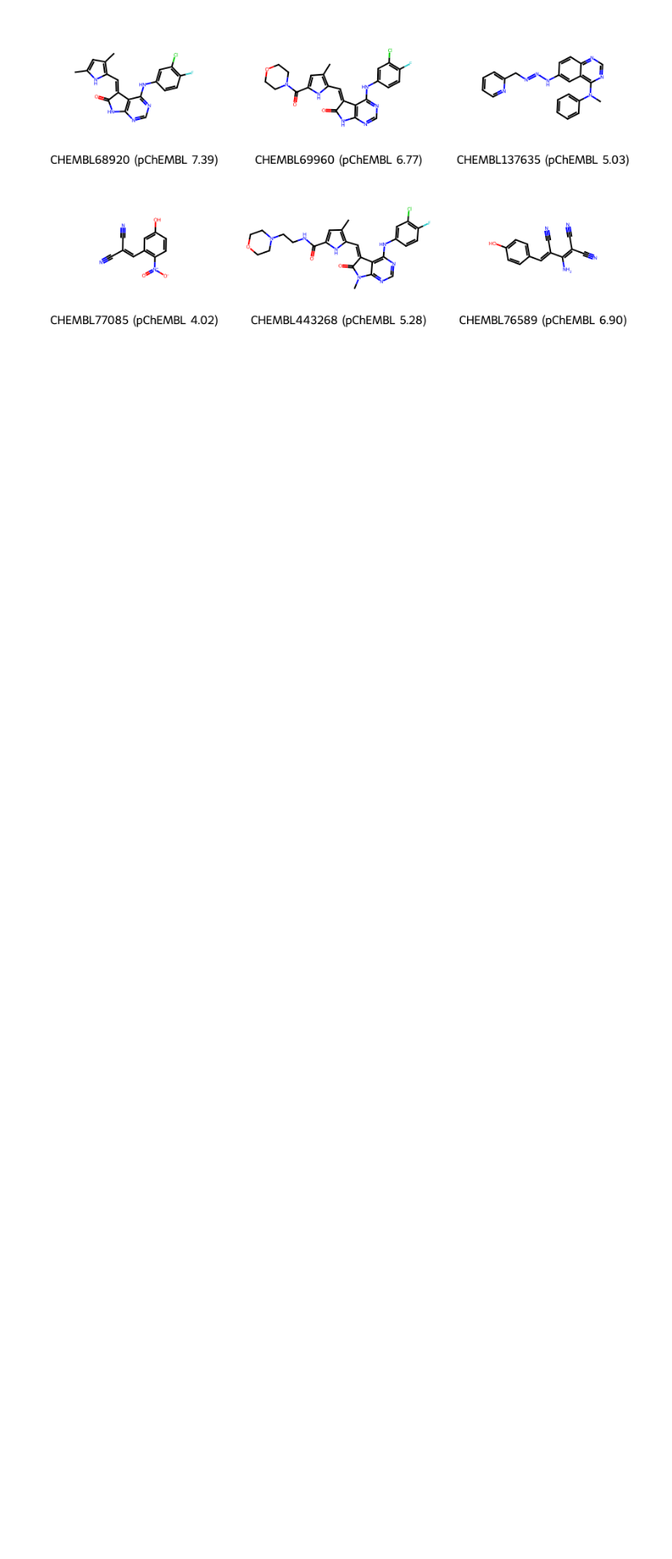
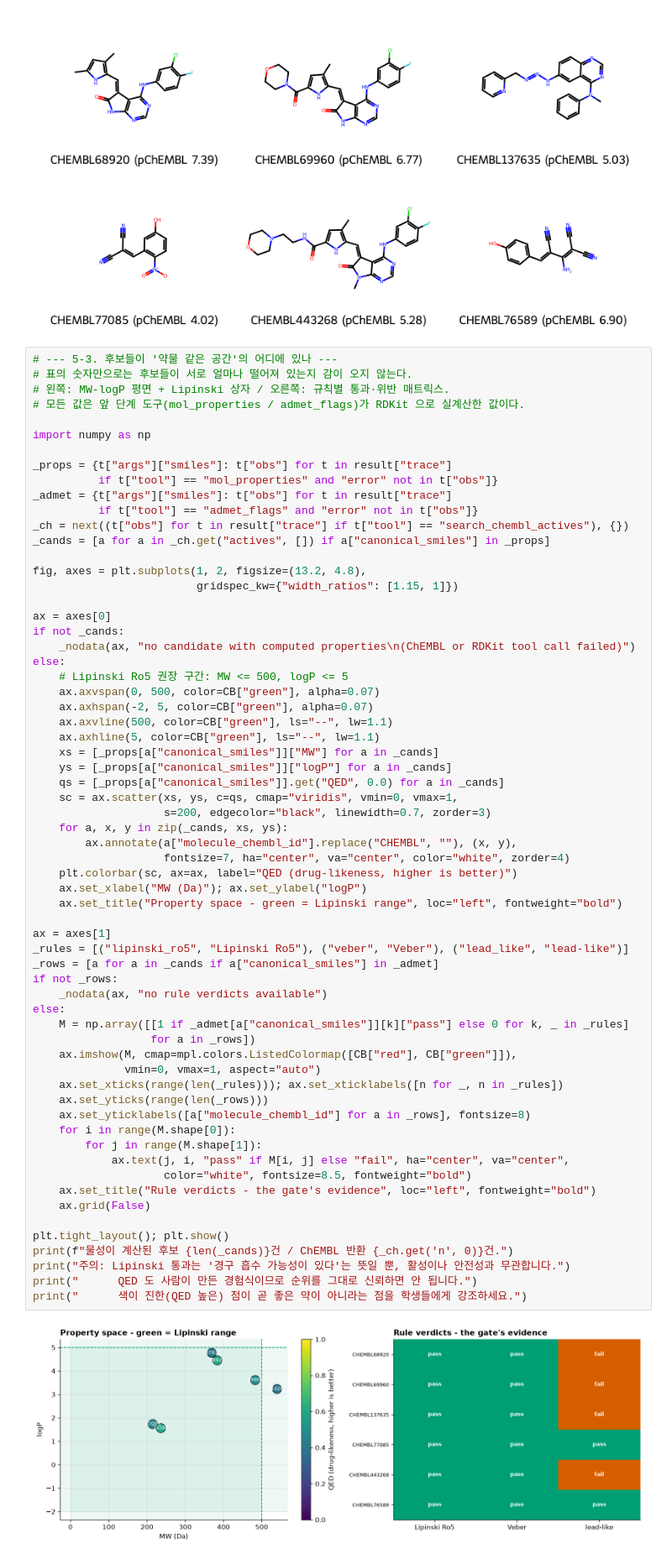
Before and after one commit to fourmodern/2026_aidrugdiscovery, a Jupyter notebook: Day06_LLM_Agent/nb1_scientific_agent.ipynb, the cells around one changed output. Shown at 84% size. Saved outputs shown, nothing was run; the diff lists cells and outputs as text; blank space fills up the shorter version.

```diff
--- a/Day06_LLM_Agent/nb1_scientific_agent.ipynb
+++ b/Day06_LLM_Agent/nb1_scientific_agent.ipynb
@@ -741,3 +920,69 @@ img = draw_candidates(result)
 img  # 마지막 표현식 → 노트북 출력에 PNG 임베드
 # %% [output]
 [figure]
+# %%
+# --- 5-3. 후보들이 '약물 같은 공간'의 어디에 있나 ---
+# 표의 숫자만으로는 후보들이 서로 얼마나 떨어져 있는지 감이 오지 않는다.
+# 왼쪽: MW-logP 평면 + Lipinski 상자 / 오른쪽: 규칙별 통과·위반 매트릭스.
+# 모든 값은 앞 단계 도구(mol_properties / admet_flags)가 RDKit 으로 실계산한 값이다.
+
+import numpy as np
+
+_props = {t["args"]["smiles"]: t["obs"] for t in result["trace"]
+          if t["tool"] == "mol_properties" and "error" not in t["obs"]}
+_admet = {t["args"]["smiles"]: t["obs"] for t in result["trace"]
+          if t["tool"] == "admet_flags" and "error" not in t["obs"]}
+_ch = next((t["obs"] for t in result["trace"] if t["tool"] == "search_chembl_actives"), {})
+_cands = [a for a in _ch.get("actives", []) if a["canonical_smiles"] in _props]
+
+fig, axes = plt.subplots(1, 2, figsize=(13.2, 4.8),
+                         gridspec_kw={"width_ratios": [1.15, 1]})
+
+ax = axes[0]
+if not _cands:
+    _nodata(ax, "no candidate with computed properties\n(ChEMBL or RDKit tool call failed)")
+else:
+    # Lipinski Ro5 권장 구간: MW <= 500, logP <= 5
+    ax.axvspan(0, 500, color=CB["green"], alpha=0.07)
+    ax.axhspan(-2, 5, color=CB["green"], alpha=0.07)
+    ax.axvline(500, color=CB["green"], ls="--", lw=1.1)
+    ax.axhline(5, color=CB["green"], ls="--", lw=1.1)
+    xs = [_props[a["canonical_smiles"]]["MW"] for a in _cands]
+    ys = [_props[a["canonical_smiles"]]["logP"] for a in _cands]
+    qs = [_props[a["canonical_smiles"]].get("QED", 0.0) for a in _cands]
+    sc = ax.scatter(xs, ys, c=qs, cmap="viridis", vmin=0, vmax=1,
+                    s=200, edgecolor="black", linewidth=0.7, zorder=3)
+    for a, x, y in zip(_cands, xs, ys):
+        ax.annotate(a["molecule_chembl_id"].replace("CHEMBL", ""), (x, y),
+                    fontsize=7, ha="center", va="center", color="white", zorder=4)
+    plt.colorbar(sc, ax=ax, label="QED (drug-likeness, higher is better)")
+    ax.set_xlabel("MW (Da)"); ax.set_ylabel("logP")
+    ax.set_title("Property space - green = Lipinski range", loc="left", fontweight="bold")
+
+ax = axes[1]
+_rules = [("lipinski_ro5", "Lipinski Ro5"), ("veber", "Veber"), ("lead_like", "lead-like")]
+_rows = [a for a in _cands if a["canonical_smiles"] in _admet]
+if not _rows:
+    _nodata(ax, "no rule verdicts available")
+else:
+    M = np.array([[1 if _admet[a["canonical_smiles"]][k]["pass"] else 0 for k, _ in _rules]
+                  for a in _rows])
+    ax.imshow(M, cmap=mpl.colors.ListedColormap([CB["red"], CB["green"]]),
+              vmin=0, vmax=1, aspect="auto")
+    ax.set_xticks(range(len(_rules))); ax.set_xticklabels([n for _, n in _rules])
+    ax.set_yticks(range(len(_rows)))
+    ax.set_yticklabels([a["molecule_chembl_id"] for a in _rows], fontsize=8)
+    for i in range(M.shape[0]):
+        for j in range(M.shape[1]):
+            ax.text(j, i, "pass" if M[i, j] else "fail", ha="center", va="center",
+                    color="white", fontsize=8.5, fontweight="bold")
+    ax.set_title("Rule verdicts - the gate's evidence", loc="left", fontweight="bold")
+    ax.grid(False)
+
+plt.tight_layout(); plt.show()
+print(f"물성이 계산된 후보 {len(_cands)}건 / ChEMBL 반환 {_ch.get('n', 0)}건.")
+print("주의: Lipinski 통과는 '경구 흡수 가능성이 있다'는 뜻일 뿐, 활성이나 안전성과 무관합니다.")
+print("      QED 도 사람이 만든 경험식이므로 순위를 그대로 신뢰하면 안 됩니다.")
+print("      색이 진한(QED 높은) 점이 곧 좋은 약이 아니라는 점을 학생들에게 강조하세요.")
+# %% [output]
+[figure, added]
```
Also changed, not shown: parts of 15 cells of this notebook.
